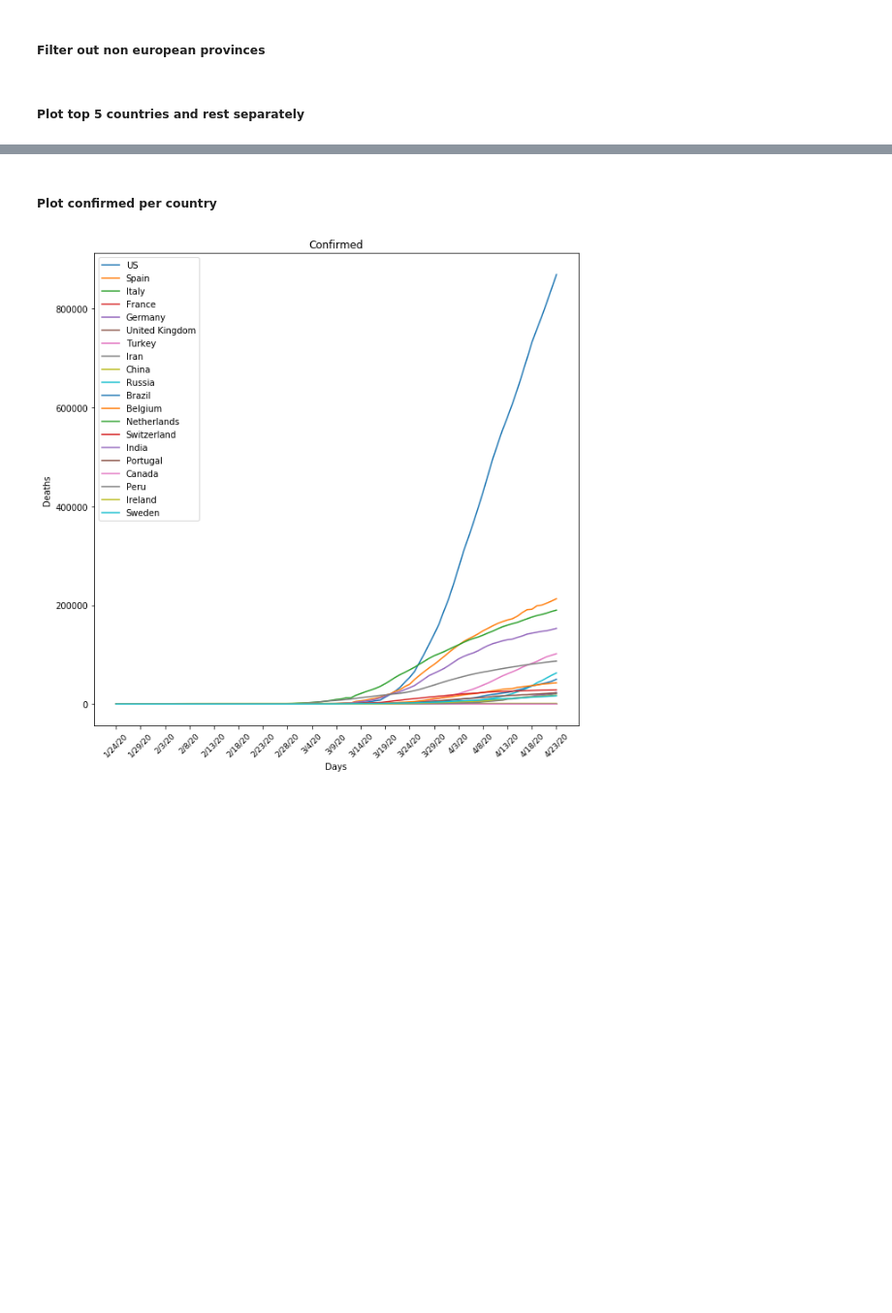
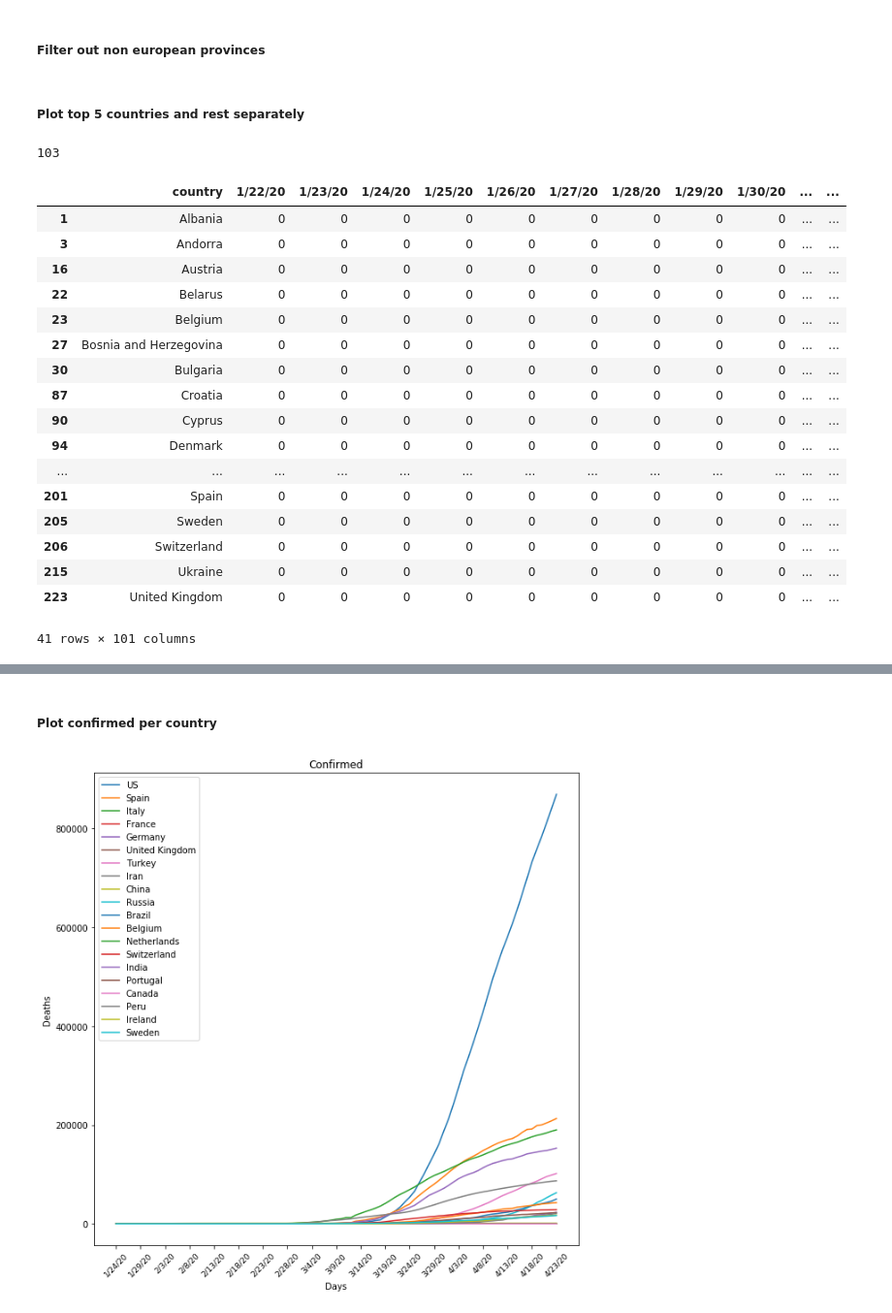
Before and after one commit to zaida-rivai/DMT2020_Group85, a Jupyter notebook: Zaida/John Hopkins.ipynb, the cells around one changed output, grey strips where cells are left out. Shown at 97% size. Cells and saved outputs as stored; diff of their text form; code cells hidden in the pictures; blank space fills up the shorter version.

```diff
--- a/Zaida/John Hopkins.ipynb
+++ b/Zaida/John Hopkins.ipynb
@@ -125,6 +147,32 @@ for dataset in EU:
     dfLow.append(dataset[dataset.country.isin(EuLow)])
 # %% [markdown]
 ##### Plot top 5 countries and rest separately
+# %%
+indexData = EU[0].iloc[:,1:].shape[1]
+indexData
+# %% [output]
+103
+# %%
+EU[0]
+# %% [output]
+|  | country | 1/22/20 | 1/23/20 | 1/24/20 | 1/25/20 | 1/26/20 | 1/27/20 | 1/28/20 | 1/29/20 | 1/30/20 | ... | ... |
+| 1 | Albania | 0 | 0 | 0 | 0 | 0 | 0 | 0 | 0 | 0 | ... | ... |
+| 3 | Andorra | 0 | 0 | 0 | 0 | 0 | 0 | 0 | 0 | 0 | ... | ... |
+| 16 | Austria | 0 | 0 | 0 | 0 | 0 | 0 | 0 | 0 | 0 | ... | ... |
+| 22 | Belarus | 0 | 0 | 0 | 0 | 0 | 0 | 0 | 0 | 0 | ... | ... |
+| 23 | Belgium | 0 | 0 | 0 | 0 | 0 | 0 | 0 | 0 | 0 | ... | ... |
+| 27 | Bosnia and Herzegovina | 0 | 0 | 0 | 0 | 0 | 0 | 0 | 0 | 0 | ... | ... |
+| 30 | Bulgaria | 0 | 0 | 0 | 0 | 0 | 0 | 0 | 0 | 0 | ... | ... |
+| 87 | Croatia | 0 | 0 | 0 | 0 | 0 | 0 | 0 | 0 | 0 | ... | ... |
+| 90 | Cyprus | 0 | 0 | 0 | 0 | 0 | 0 | 0 | 0 | 0 | ... | ... |
+| 94 | Denmark | 0 | 0 | 0 | 0 | 0 | 0 | 0 | 0 | 0 | ... | ... |
+| ... | ... | ... | ... | ... | ... | ... | ... | ... | ... | ... | ... | ... |
+| 201 | Spain | 0 | 0 | 0 | 0 | 0 | 0 | 0 | 0 | 0 | ... | ... |
+| 205 | Sweden | 0 | 0 | 0 | 0 | 0 | 0 | 0 | 0 | 0 | ... | ... |
+| 206 | Switzerland | 0 | 0 | 0 | 0 | 0 | 0 | 0 | 0 | 0 | ... | ... |
+| 215 | Ukraine | 0 | 0 | 0 | 0 | 0 | 0 | 0 | 0 | 0 | ... | ... |
+| 223 | United Kingdom | 0 | 0 | 0 | 0 | 0 | 0 | 0 | 0 | 0 | ... | ... |
+41 rows × 101 columns
 # %%
 titlesTop = ['Top 5 countries Daily Confirmed', 'Top 5 countries Daily Recovered', 'Top 5 countries Daily Deaths']
 titles = ['Daily Confirmed', 'Daily Recovered', 'Daily Deaths']
```
Also changed, not shown: parts of 6 cells of this notebook, 6 other files.
